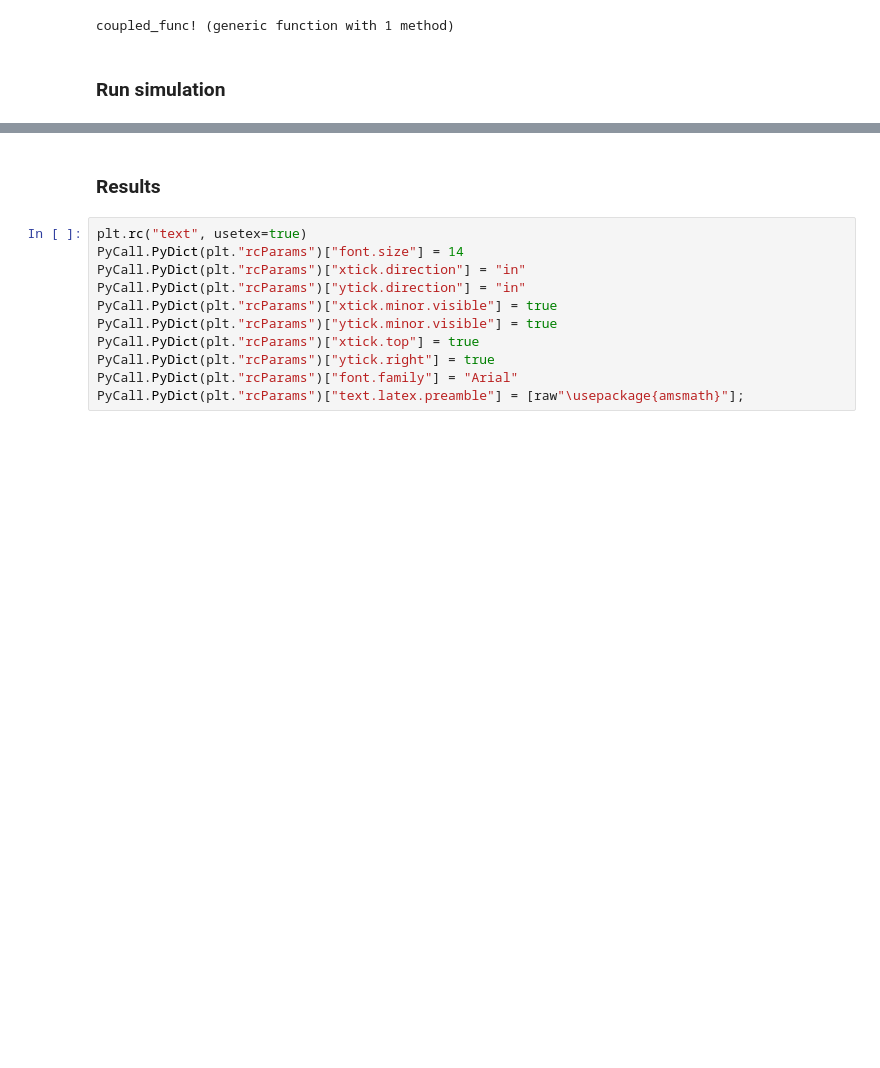
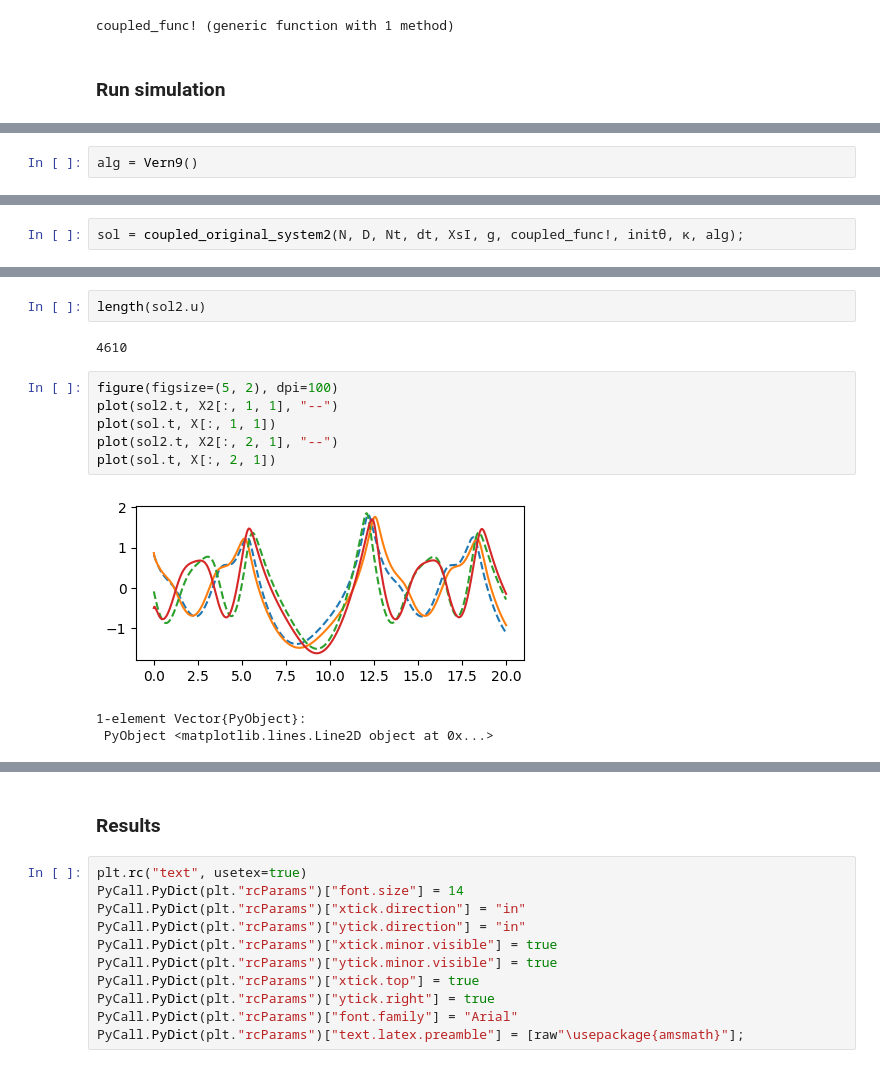
Before and after one commit to takyamamoto/GeneralizedPhaseReduction.jl, a Jupyter notebook: examples/Fig1_MSLmodel_coupled.ipynb, the cells around one changed output, grey strips where cells are left out. Drawn from its saved outputs; the diff is of its cells as text; blank space fills up the shorter version.

```diff
--- a/examples/Fig1_MSLmodel_coupled.ipynb
+++ b/examples/Fig1_MSLmodel_coupled.ipynb
@@ -50,0 +87,2 @@ coupled_func! (generic function with 1 method)
+# %%
+alg = Vern9()
@@ -50,0 +91,2 @@ coupled_func! (generic function with 1 method)
+# %%
+sol = coupled_original_system2(N, D, Nt, dt, XsI, g, coupled_func!, initθ, κ, alg);
@@ -50,0 +114,14 @@ coupled_func! (generic function with 1 method)
+# %%
+length(sol2.u)
+# %% [output]
+4610
+# %%
+figure(figsize=(5, 2), dpi=100)
+plot(sol2.t, X2[:, 1, 1], "--")
+plot(sol.t, X[:, 1, 1])
+plot(sol2.t, X2[:, 2, 1], "--")
+plot(sol.t, X[:, 2, 1])
+# %% [output]
+[figure, added]
+1-element Vector{PyObject}:
+ PyObject <matplotlib.lines.Line2D object at 0x...>
```
Also changed, not shown: parts of 17 cells of this notebook.
